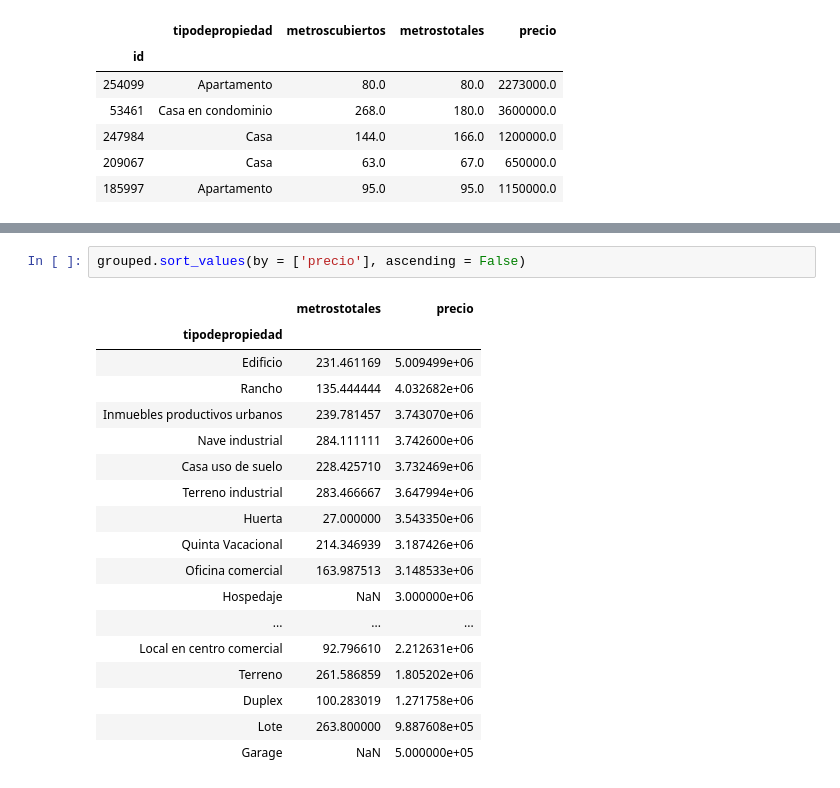
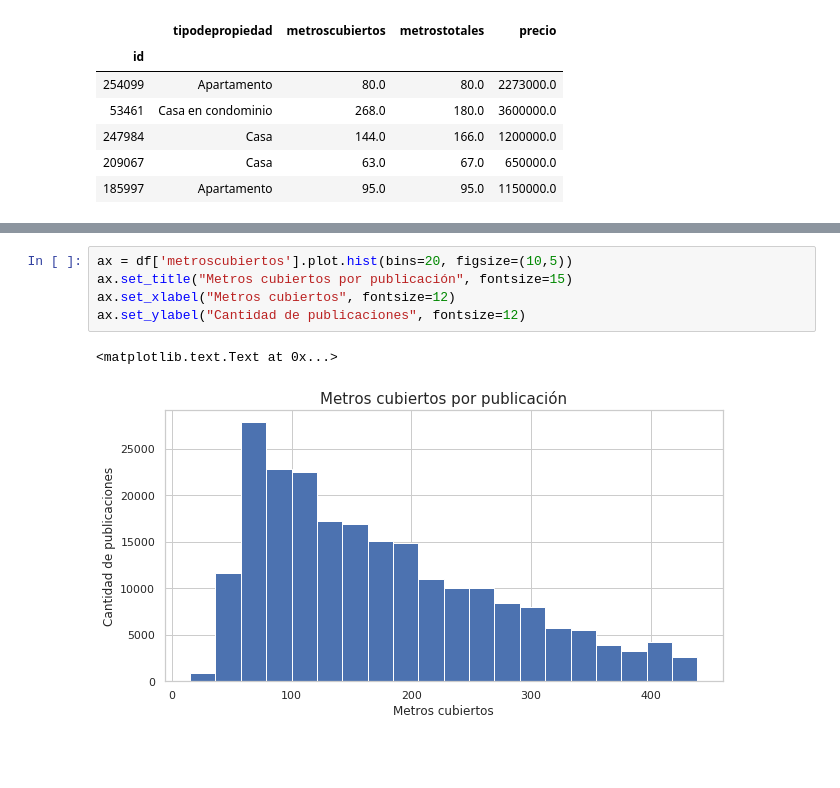
Before and after one commit to camilaserra5/7506-organizacion-de-datos, a Jupyter notebook: metros.ipynb, the cells around one changed output, grey strips where cells are left out. Cells and saved outputs as stored; diff of their text form; blank space fills up the shorter version.

Commit message:
agrego análisis de metros cuadrados

```diff
--- a/metros.ipynb
+++ b/metros.ipynb
@@ -65,21 +26,8 @@ grouped.sort_values(by = ['metrostotales'], ascending = False)
-# %%
-grouped.sort_values(by = ['precio'], ascending = False)
-# %% [output]
-|  | metrostotales | precio |
-| tipodepropiedad |  |  |
-| Edificio | 231.461169 | 5.009499e+06 |
-| Rancho | 135.444444 | 4.032682e+06 |
-| Inmuebles productivos urbanos | 239.781457 | 3.743070e+06 |
-| Nave industrial | 284.111111 | 3.742600e+06 |
-| Casa uso de suelo | 228.425710 | 3.732469e+06 |
-| Terreno industrial | 283.466667 | 3.647994e+06 |
-| Huerta | 27.000000 | 3.543350e+06 |
-| Quinta Vacacional | 214.346939 | 3.187426e+06 |
-| Oficina comercial | 163.987513 | 3.148533e+06 |
-| Hospedaje | NaN | 3.000000e+06 |
-| ... | ... | ... |
-| Local en centro comercial | 92.796610 | 2.212631e+06 |
-| Terreno | 261.586859 | 1.805202e+06 |
-| Duplex | 100.283019 | 1.271758e+06 |
-| Lote | 263.800000 | 9.887608e+05 |
-| Garage | NaN | 5.000000e+05 |
+# %%
+ax = df['metroscubiertos'].plot.hist(bins=20, figsize=(10,5))
+ax.set_title("Metros cubiertos por publicación", fontsize=15)
+ax.set_xlabel("Metros cubiertos", fontsize=12)
+ax.set_ylabel("Cantidad de publicaciones", fontsize=12)
+# %% [output]
+<matplotlib.text.Text at 0x...>
+[figure, added]
```
Also changed, not shown: parts of 8 cells of this notebook.
